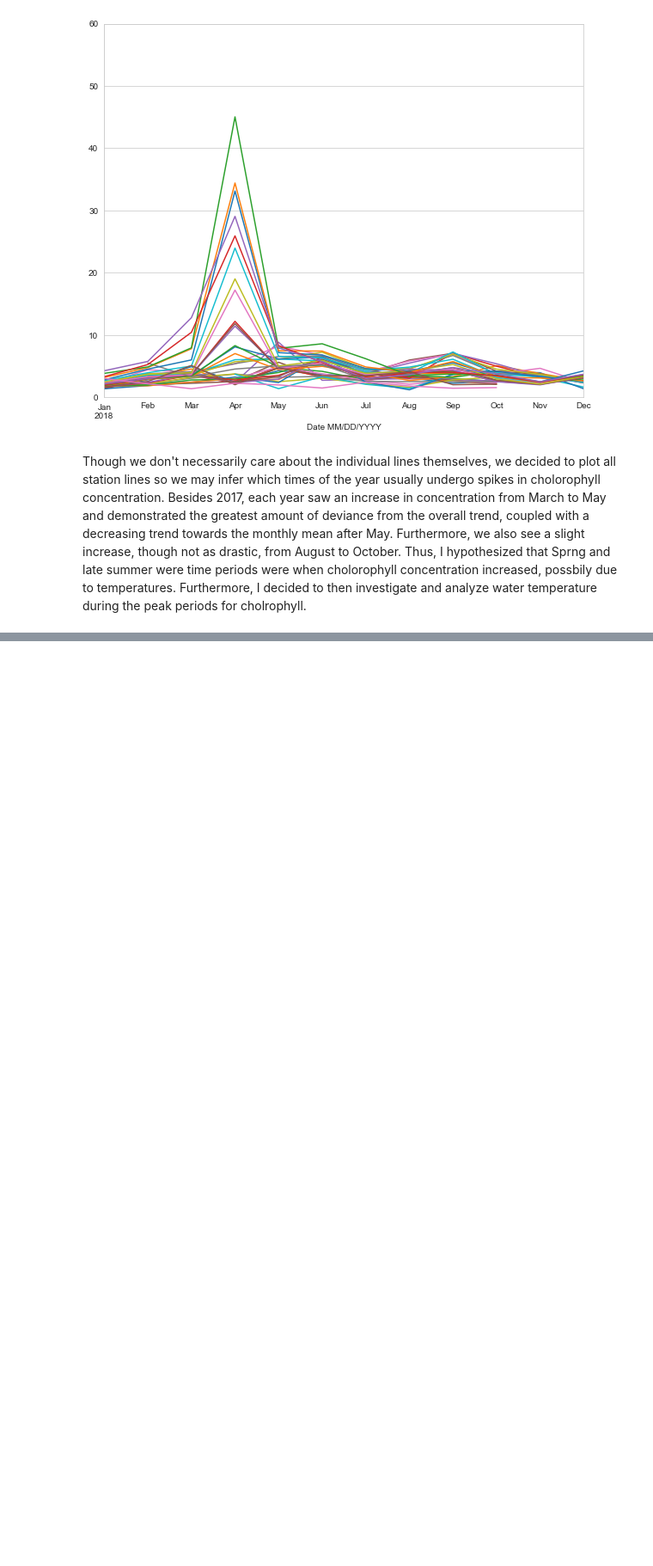
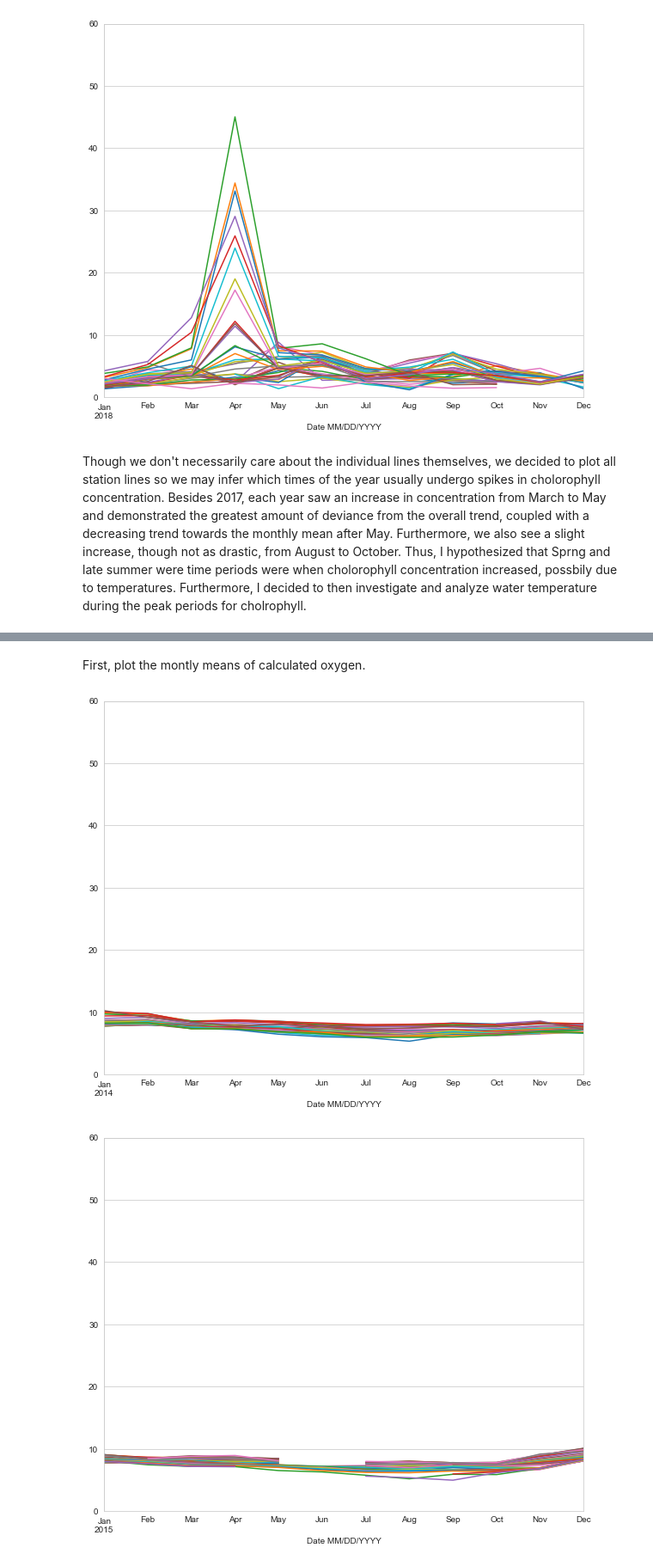
Before and after one commit to xbriandavid/bayareaWater, a Jupyter notebook: analysis.ipynb, the cells around one changed output, grey strips where cells are left out. Shown at 86% size. Saved outputs shown, nothing was run; the diff lists cells and outputs as text; code cells hidden in the pictures; blank space fills up the shorter version.

```diff
--- a/analysis.ipynb
+++ b/analysis.ipynb
@@ -187,0 +208,16 @@ Though we don't necessarily care about the individual lines themselves, we decid
+# %% [markdown]
+First, plot the montly means of calculated oxygen.
+# %%
+calcoxy = "Calculated Oxygen [mg/L]"
+
+year2014Coxyg = monthlyMean(year2014, calcoxy)
+year2015Coxyg = monthlyMean(year2015, calcoxy)
+year2016Coxyg = monthlyMean(year2016, calcoxy)
+year2017Coxyg = monthlyMean(year2017, calcoxy)
+year2018Coxyg = monthlyMean(year2018, calcoxy)
+# %%
+for year in [year2014Coxyg, year2015Coxyg, year2016Coxyg, year2018Coxyg]:
+    monthlyMeanPlot(year)
+# %% [output]
+[figure, added]
+[figure, added]
```
Also changed, not shown: parts of 6 cells of this notebook, 1 other file.
